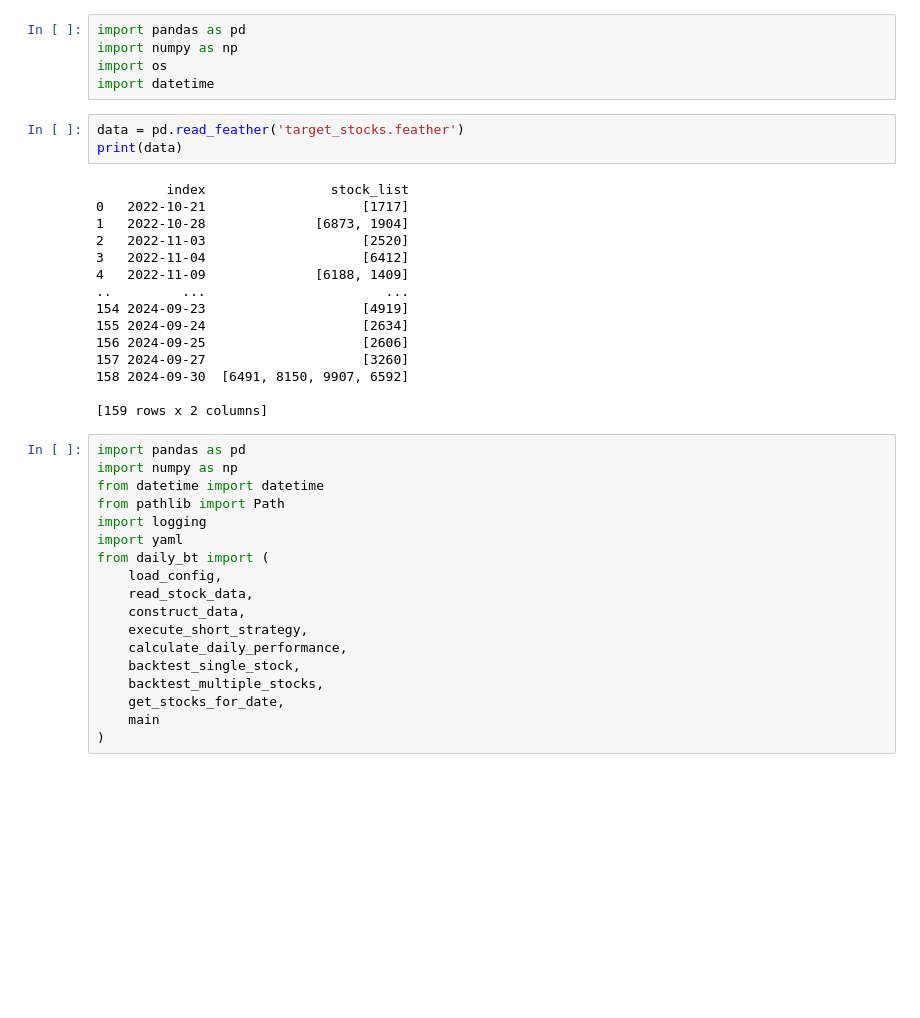
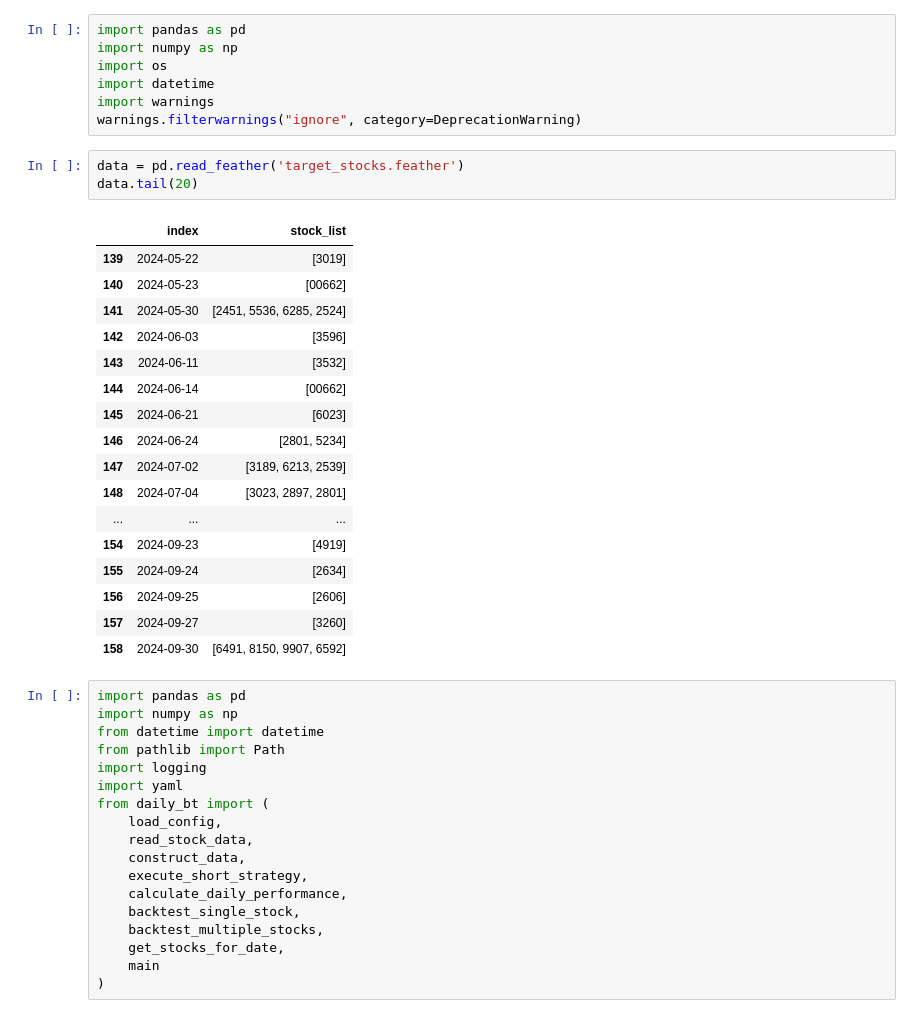
Before and after one commit to adenmao1202/SR8, a Jupyter notebook: setup/read_data.ipynb, the cells around one changed output. Cells and saved outputs as stored; diff of their text form; blank space fills up the shorter version.

```diff
--- a/setup/read_data.ipynb
+++ b/setup/read_data.ipynb
@@ -3,24 +3,29 @@ import pandas as pd
 import numpy as np
 import os
 import datetime
+import warnings
+warnings.filterwarnings("ignore", category=DeprecationWarning)
 # %%
 data = pd.read_feather('target_stocks.feather')
-print(data)
+data.tail(20)
 # %% [output]
-         index                stock_list
-0   2022-10-21                    [1717]
-1   2022-10-28              [6873, 1904]
-2   2022-11-03                    [2520]
-3   2022-11-04                    [6412]
-4   2022-11-09              [6188, 1409]
-..         ...                       ...
-154 2024-09-23                    [4919]
-155 2024-09-24                    [2634]
-156 2024-09-25                    [2606]
-157 2024-09-27                    [3260]
-158 2024-09-30  [6491, 8150, 9907, 6592]
-
-[159 rows x 2 columns]
+|  | index | stock_list |
+| 139 | 2024-05-22 | [3019] |
+| 140 | 2024-05-23 | [00662] |
+| 141 | 2024-05-30 | [2451, 5536, 6285, 2524] |
+| 142 | 2024-06-03 | [3596] |
+| 143 | 2024-06-11 | [3532] |
+| 144 | 2024-06-14 | [00662] |
+| 145 | 2024-06-21 | [6023] |
+| 146 | 2024-06-24 | [2801, 5234] |
+| 147 | 2024-07-02 | [3189, 6213, 2539] |
+| 148 | 2024-07-04 | [3023, 2897, 2801] |
+| ... | ... | ... |
+| 154 | 2024-09-23 | [4919] |
+| 155 | 2024-09-24 | [2634] |
+| 156 | 2024-09-25 | [2606] |
+| 157 | 2024-09-27 | [3260] |
+| 158 | 2024-09-30 | [6491, 8150, 9907, 6592] |
 # %%
 import pandas as pd
 import numpy as np
```
Also changed, not shown: parts of 8 cells of this notebook, 4 other files.
